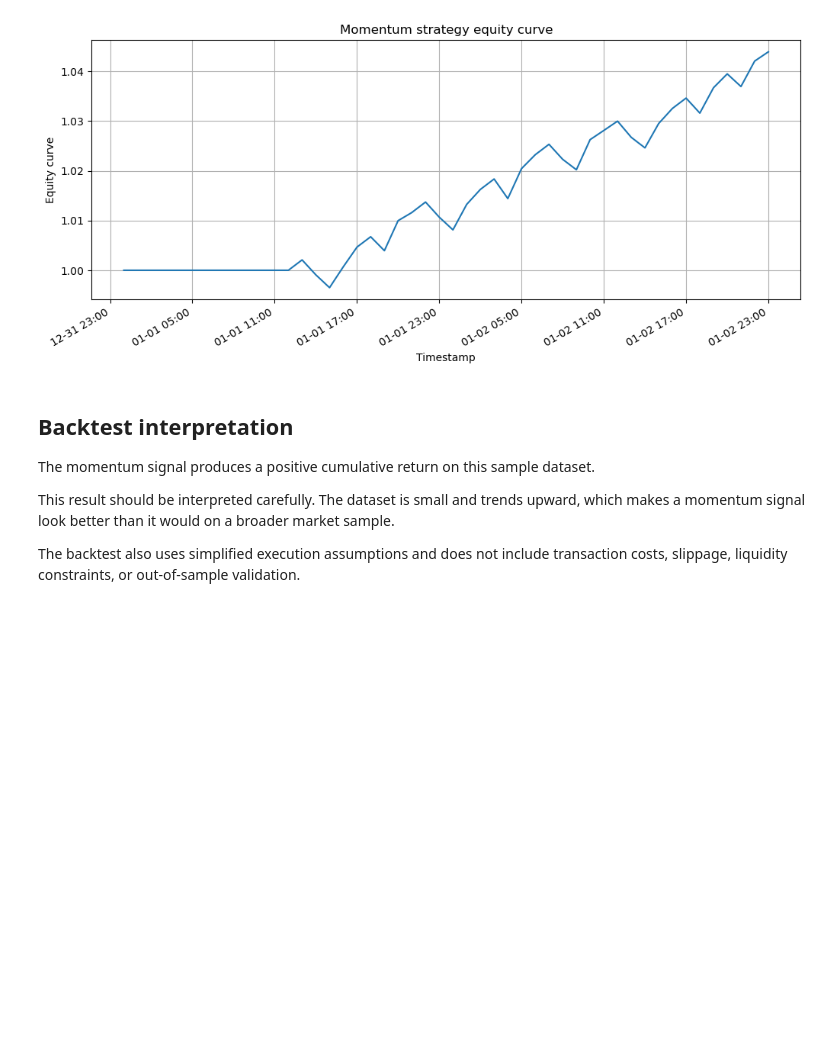
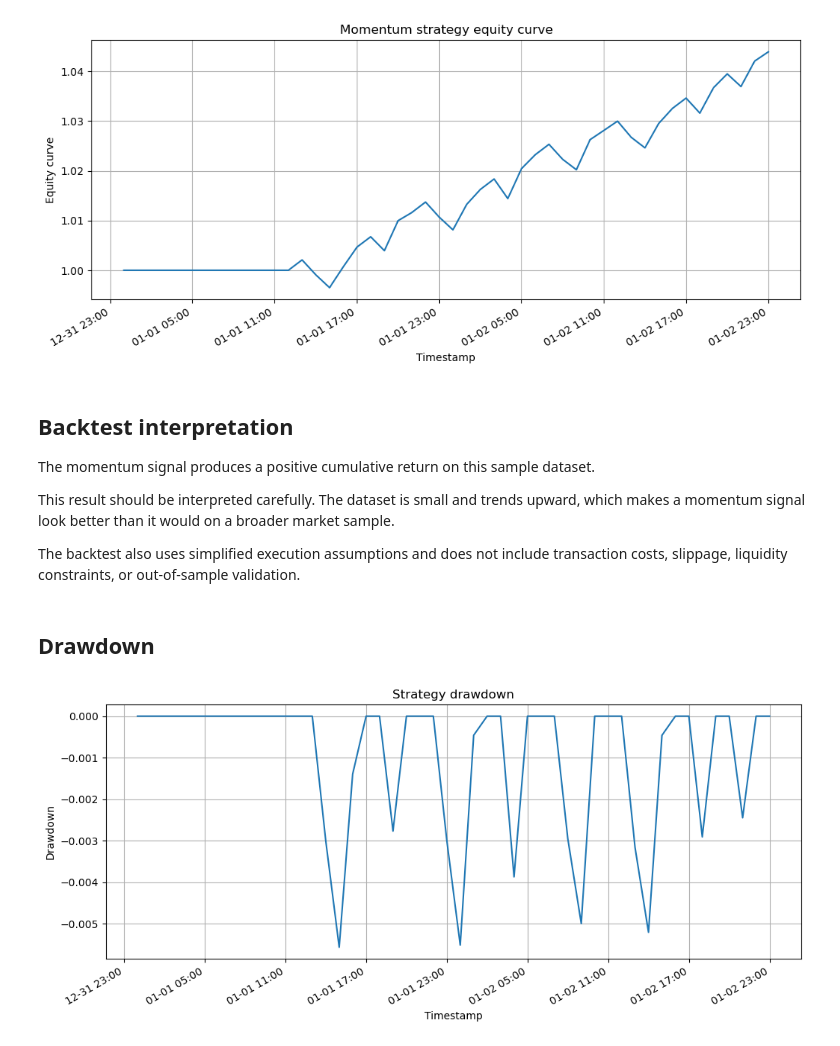
Before and after one commit to Piotr-Gala/market-signal-lab, a Jupyter notebook: notebooks/market_signal_analysis.ipynb, the cells around one changed output. Cells and saved outputs as stored; diff of their text form; code cells hidden in the pictures; blank space fills up the shorter version.

Commit message:
Add backtest risk charts

```diff
--- a/notebooks/market_signal_analysis.ipynb
+++ b/notebooks/market_signal_analysis.ipynb
@@ -222,3 +222,25 @@ The momentum signal produces a positive cumulative return on this sample dataset
 This result should be interpreted carefully. The dataset is small and trends upward, which makes a momentum signal look better than it would on a broader market sample.
 
 The backtest also uses simplified execution assumptions and does not include transaction costs, slippage, liquidity constraints, or out-of-sample validation.
+# %% [markdown]
+## Drawdown
+# %%
+running_max = df["equity_curve"].cummax()
+df["drawdown"] = df["equity_curve"] / running_max - 1
+
+fig, ax = plt.subplots(figsize=(12, 5))
+
+ax.plot(df.index, df["drawdown"], linewidth=1.5)
+
+ax.set_title("Strategy drawdown")
+ax.set_xlabel("Timestamp")
+ax.set_ylabel("Drawdown")
+ax.grid(True)
+
+ax.xaxis.set_major_locator(mdates.HourLocator(interval=6))
+ax.xaxis.set_major_formatter(mdates.DateFormatter("%m-%d %H:%M"))
+
+fig.autofmt_xdate()
+plt.show()
+# %% [output]
+[figure, added]
```
Also changed, not shown: parts of 3 cells of this notebook.
